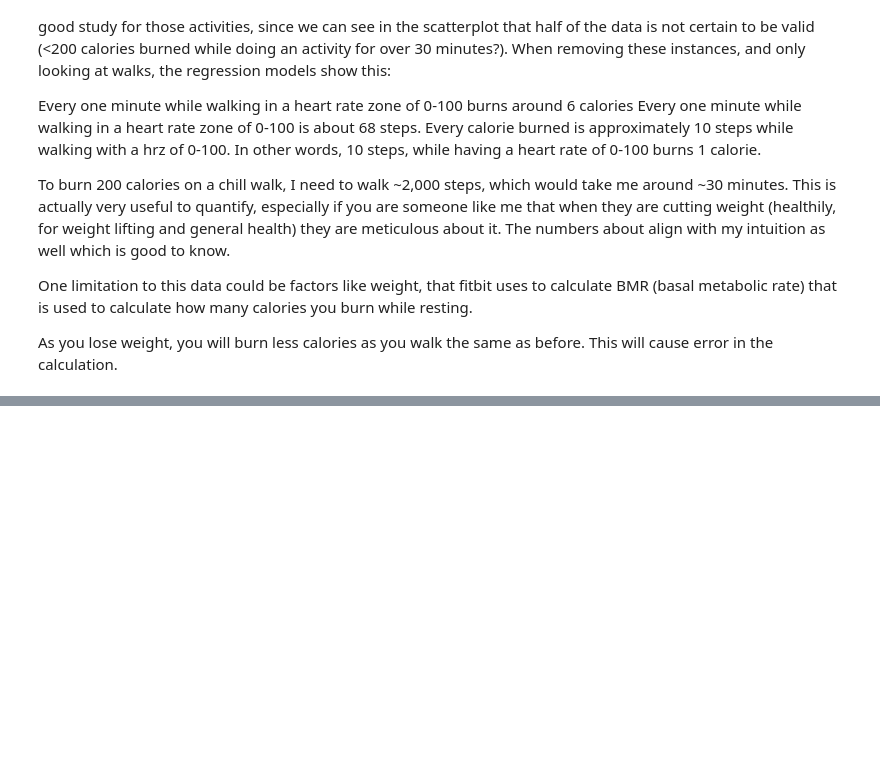
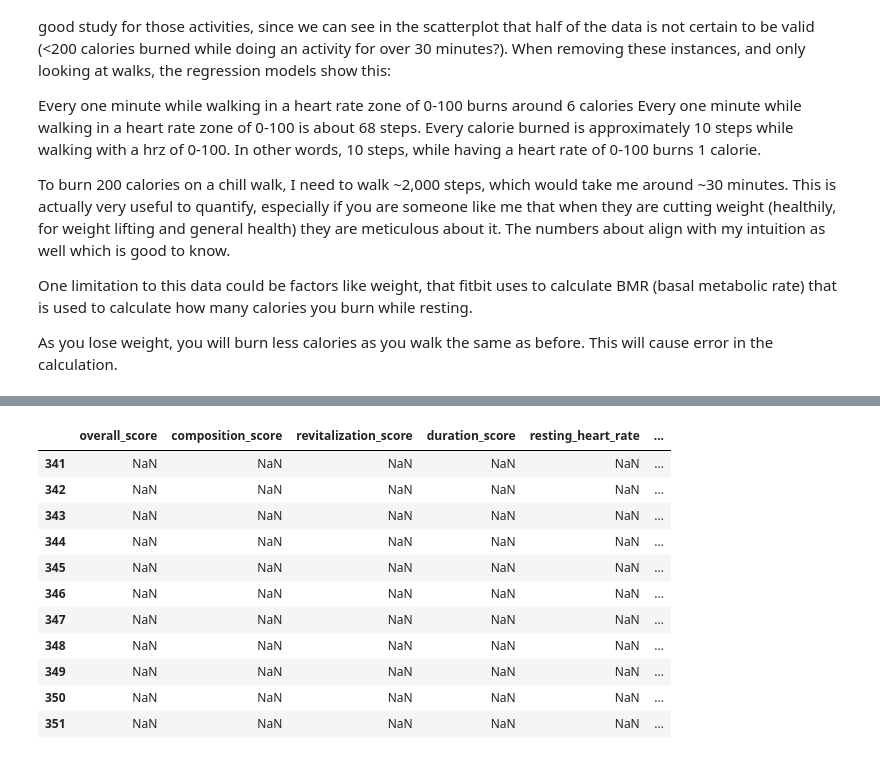
Before and after one commit to Saatvik1/Fishbit, a Jupyter notebook: notebooks/7.0-ss-secondaryEDA.ipynb, the cells around one changed output, grey strips where cells are left out. Saved outputs shown, nothing was run; the diff lists cells and outputs as text; code cells hidden in the pictures; blank space fills up the shorter version.

```diff
--- a/notebooks/7.0-ss-secondaryEDA.ipynb
+++ b/notebooks/7.0-ss-secondaryEDA.ipynb
@@ -571,0 +735,15 @@ As you lose weight, you will burn less calories as you walk the same as before.
+# %%
+ex_sleep[ex_sleep['date'] > pd.to_datetime('2024-11-02').date()]
+# %% [output]
+|  | overall_score | composition_score | revitalization_score | duration_score | resting_heart_rate | ... |
+| 341 | NaN | NaN | NaN | NaN | NaN | ... |
+| 342 | NaN | NaN | NaN | NaN | NaN | ... |
+| 343 | NaN | NaN | NaN | NaN | NaN | ... |
+| 344 | NaN | NaN | NaN | NaN | NaN | ... |
+| 345 | NaN | NaN | NaN | NaN | NaN | ... |
+| 346 | NaN | NaN | NaN | NaN | NaN | ... |
+| 347 | NaN | NaN | NaN | NaN | NaN | ... |
+| 348 | NaN | NaN | NaN | NaN | NaN | ... |
+| 349 | NaN | NaN | NaN | NaN | NaN | ... |
+| 350 | NaN | NaN | NaN | NaN | NaN | ... |
+| 351 | NaN | NaN | NaN | NaN | NaN | ... |
```
Also changed, not shown: parts of 18 cells of this notebook, 3 other files.
